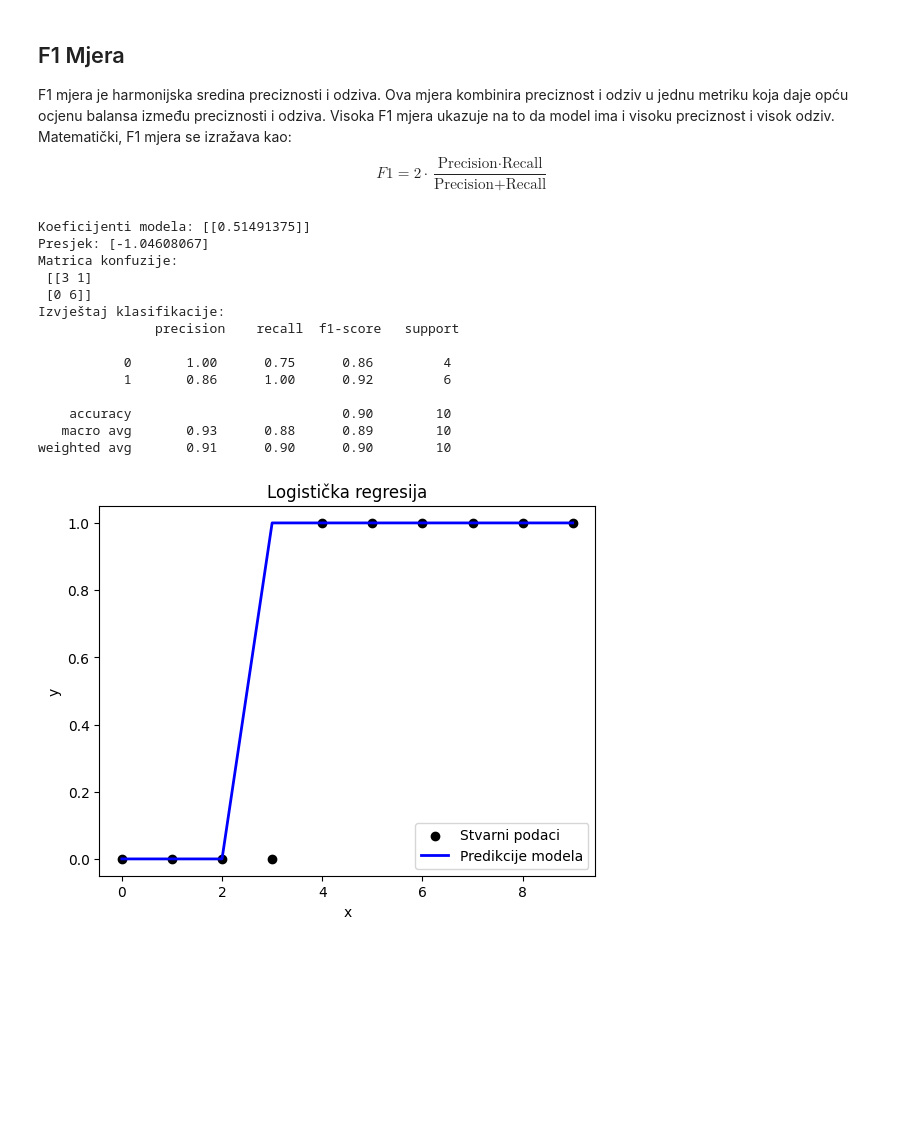
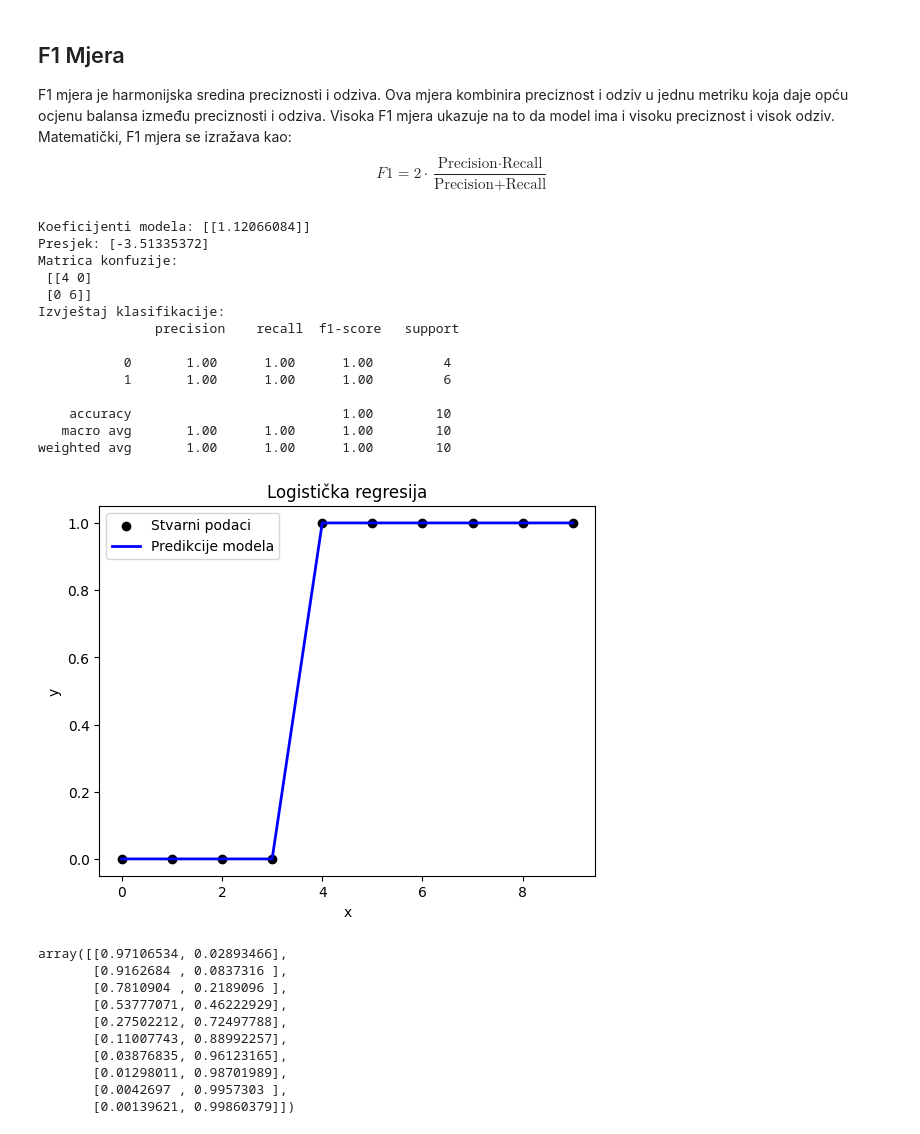
Before and after one commit to danielvasic/Strojno-u-enje, a Jupyter notebook: 02 Logistička regresija.ipynb, the cells around one changed output. Saved outputs shown, nothing was run; the diff lists cells and outputs as text; code cells hidden in the pictures; blank space fills up the shorter version.

```diff
--- a/02 Logistička regresija.ipynb
+++ b/02 Logistička regresija.ipynb
@@ -146,40 +146,50 @@ x = np.arange(10).reshape(-1, 1)  # Ulazni podaci, 10 točaka od 0 do 9
 y = np.array([0, 0, 0, 0, 1, 1, 1, 1, 1, 1])  # Izlazni podaci, binarna klasifikacija
 
 # Korak 3: Kreiranje i treniranje modela
-model = LogisticRegression(solver='liblinear', random_state=0)
+model = LogisticRegression(solver='liblinear', random_state=0, C=10.0)
 model.fit(x, y)  # Treniranje modela s podacima
 
 # Korak 4: Evaluacija modela
 print("Koeficijenti modela:", model.coef_)  # Ispisuje koeficijente modela
 print("Presjek:", model.intercept_)  # Ispisuje presjek
 
 # Predikcija i evaluacija
 predictions = model.predict(x)  # Predikcije modela
 probability = model.predict_proba(x)  # Vjerojatnosti klasifikacija
 print("Matrica konfuzije:\n", confusion_matrix(y, predictions))  # Ispisuje matricu konfuzije
 print("Izvještaj klasifikacije:\n", classification_report(y, predictions))  # Ispisuje izvještaj klasifikacije
 
 # Vizualizacija rezultata
 plt.scatter(x, y, color='black', label='Stvarni podaci')  # Točke stvarnih podataka
 plt.plot(x, predictions, color='blue', linewidth=2, label='Predikcije modela')  # Linija predikcija
 plt.xlabel('x')
 plt.ylabel('y')
 plt.title('Logistička regresija')
 plt.legend()
 plt.show()
 # %% [output]
-Koeficijenti modela: [[0.51491375]]
-Presjek: [-1.04608067]
+Koeficijenti modela: [[1.12066084]]
+Presjek: [-3.51335372]
 Matrica konfuzije:
- [[3 1]
+ [[4 0]
  [0 6]]
 Izvještaj klasifikacije:
                precision    recall  f1-score   support
 
-           0       1.00      0.75      0.86         4
-           1       0.86      1.00      0.92         6
+           0       1.00      1.00      1.00         4
+           1       1.00      1.00      1.00         6
 
-    accuracy                           0.90        10
-   macro avg       0.93      0.88      0.89        10
-weighted avg       0.91      0.90      0.90        10
+    accuracy                           1.00        10
+   macro avg       1.00      1.00      1.00        10
+weighted avg       1.00      1.00      1.00        10
-[figure, old version]
+[figure, new version]
+array([[0.97106534, 0.02893466],
+       [0.9162684 , 0.0837316 ],
+       [0.7810904 , 0.2189096 ],
+       [0.53777071, 0.46222929],
+       [0.27502212, 0.72497788],
+       [0.11007743, 0.88992257],
+       [0.03876835, 0.96123165],
+       [0.01298011, 0.98701989],
+       [0.0042697 , 0.9957303 ],
+       [0.00139621, 0.99860379]])
```
Also changed, not shown: parts of 1 cell of this notebook, 2 other files.
